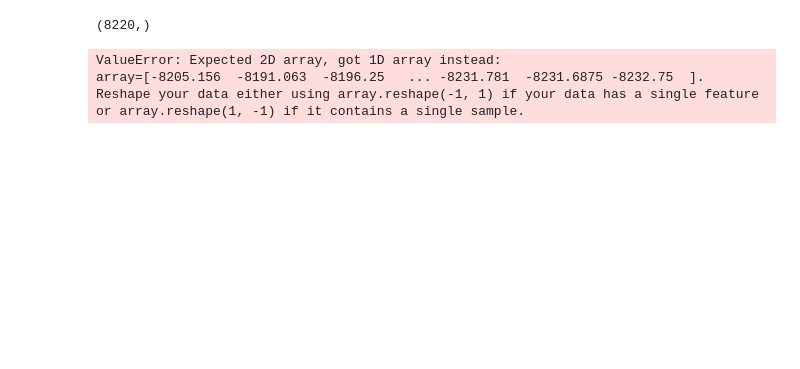
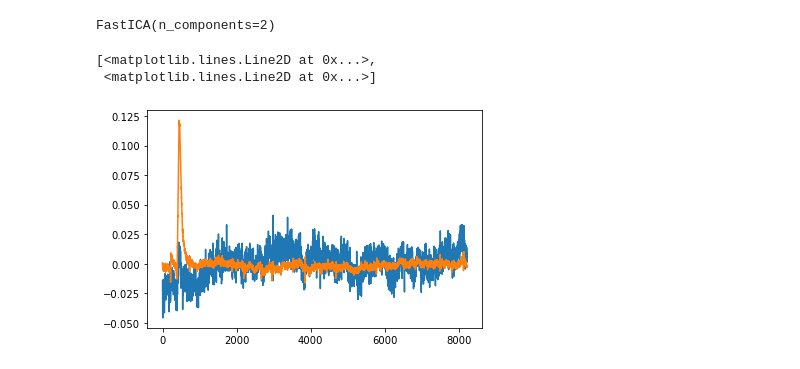
Before and after one commit to yamamoto-numblab/valiavleICA, a Jupyter notebook: ICA_mne.ipynb, the cells around one changed output. Saved outputs shown, nothing was run; the diff lists cells and outputs as text; code cells hidden in the pictures; blank space fills up the shorter version.

```diff
--- a/ICA_mne.ipynb
+++ b/ICA_mne.ipynb
@@ -85,12 +77,17 @@ for n in range(1):  # all_trial
-# %%
-
-onech_eeg = np.array(eeg[64, :])
-print(np.shape(onech_eeg))
-transformer = FastICA(n_components=7,random_state=0)
-X_transformed = transformer.fit_transform(onech_eeg)
-X_transformed.shape
-# %% [output]
-(8220,)
-ValueError: Expected 2D array, got 1D array instead:
-array=[-8205.156  -8191.063  -8196.25   ... -8231.781  -8231.6875 -8232.75  ].
-Reshape your data either using array.reshape(-1, 1) if your data has a single feature or array.reshape(1, -1) if it contains a single sample.
+# %%
+Y = np.vstack([onech_eeg1, onech_eeg2]).T
+
+ica = FastICA(n_components=2, whiten=True)
+ica.fit(Y)
+# %% [output]
+FastICA(n_components=2)
+# %%
+X = ica.transform(Y)
+x1 = np.array(X.T[0,:])
+x2 = np.array(X.T[1,:])
+# %%
+plt.plot(time,x1,x2)
+# %% [output]
+[<matplotlib.lines.Line2D at 0x...>,
+ <matplotlib.lines.Line2D at 0x...>]
+[figure, added]
```
Also changed, not shown: parts of 4 cells of this notebook.
